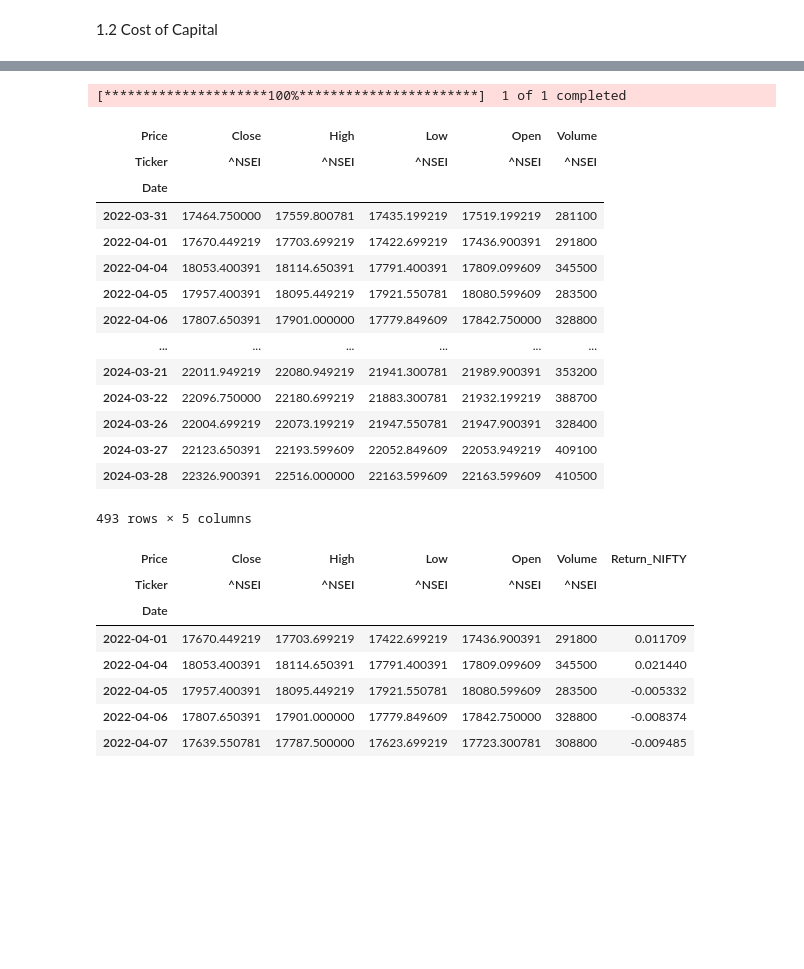
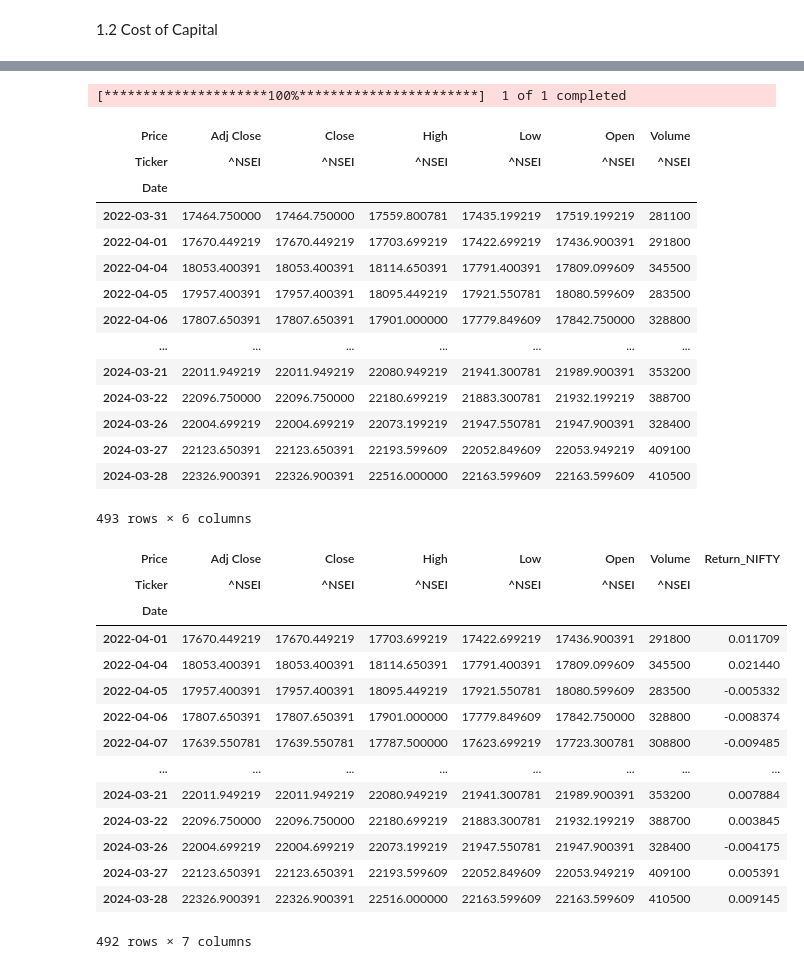
Before and after one commit to khushbhuta/BAV-Assignment, a Jupyter notebook: BAV_Assignment_Dabur.ipynb, the cells around one changed output, grey strips where cells are left out. Cells and saved outputs as stored; diff of their text form; code cells hidden in the pictures; blank space fills up the shorter version.

```diff
--- a/BAV_Assignment_Dabur.ipynb
+++ b/BAV_Assignment_Dabur.ipynb
@@ -331,36 +350,42 @@ YF.download() has changed argument auto_adjust default to True
 # %%
 # Downloading Market index closing prices
-nifty_df = yf.download('^NSEI',start='2022-03-31',end='2024-03-31')
+nifty_df = yf.download('^NSEI',start='2022-03-31',end='2024-03-31',auto_adjust=False)
 nifty_df
 # %% [output]
 [*********************100%***********************]  1 of 1 completed
-| Price | Close | High | Low | Open | Volume |
-| Ticker | ^NSEI | ^NSEI | ^NSEI | ^NSEI | ^NSEI |
-| Date |  |  |  |  |  |
-| 2022-03-31 | 17464.750000 | 17559.800781 | 17435.199219 | 17519.199219 | 281100 |
-| 2022-04-01 | 17670.449219 | 17703.699219 | 17422.699219 | 17436.900391 | 291800 |
-| 2022-04-04 | 18053.400391 | 18114.650391 | 17791.400391 | 17809.099609 | 345500 |
-| 2022-04-05 | 17957.400391 | 18095.449219 | 17921.550781 | 18080.599609 | 283500 |
-| 2022-04-06 | 17807.650391 | 17901.000000 | 17779.849609 | 17842.750000 | 328800 |
-| ... | ... | ... | ... | ... | ... |
-| 2024-03-21 | 22011.949219 | 22080.949219 | 21941.300781 | 21989.900391 | 353200 |
-| 2024-03-22 | 22096.750000 | 22180.699219 | 21883.300781 | 21932.199219 | 388700 |
-| 2024-03-26 | 22004.699219 | 22073.199219 | 21947.550781 | 21947.900391 | 328400 |
-| 2024-03-27 | 22123.650391 | 22193.599609 | 22052.849609 | 22053.949219 | 409100 |
-| 2024-03-28 | 22326.900391 | 22516.000000 | 22163.599609 | 22163.599609 | 410500 |
+| Price | Adj Close | Close | High | Low | Open | Volume |
+| Ticker | ^NSEI | ^NSEI | ^NSEI | ^NSEI | ^NSEI | ^NSEI |
+| Date |  |  |  |  |  |  |
+| 2022-03-31 | 17464.750000 | 17464.750000 | 17559.800781 | 17435.199219 | 17519.199219 | 281100 |
+| 2022-04-01 | 17670.449219 | 17670.449219 | 17703.699219 | 17422.699219 | 17436.900391 | 291800 |
+| 2022-04-04 | 18053.400391 | 18053.400391 | 18114.650391 | 17791.400391 | 17809.099609 | 345500 |
+| 2022-04-05 | 17957.400391 | 17957.400391 | 18095.449219 | 17921.550781 | 18080.599609 | 283500 |
+| 2022-04-06 | 17807.650391 | 17807.650391 | 17901.000000 | 17779.849609 | 17842.750000 | 328800 |
+| ... | ... | ... | ... | ... | ... | ... |
+| 2024-03-21 | 22011.949219 | 22011.949219 | 22080.949219 | 21941.300781 | 21989.900391 | 353200 |
+| 2024-03-22 | 22096.750000 | 22096.750000 | 22180.699219 | 21883.300781 | 21932.199219 | 388700 |
+| 2024-03-26 | 22004.699219 | 22004.699219 | 22073.199219 | 21947.550781 | 21947.900391 | 328400 |
+| 2024-03-27 | 22123.650391 | 22123.650391 | 22193.599609 | 22052.849609 | 22053.949219 | 409100 |
+| 2024-03-28 | 22326.900391 | 22326.900391 | 22516.000000 | 22163.599609 | 22163.599609 | 410500 |
-493 rows × 5 columns
+493 rows × 6 columns
 # %%
 # Calculating Log returns
-nifty_df['Return_NIFTY'] = np.log(nifty_df['Close']/nifty_df['Close'].shift(1))
-# print(nifty_df['Return_NIFTY'])
+nifty_df['Return_NIFTY'] = np.log(nifty_df['Adj Close']/nifty_df['Adj Close'].shift(1))
 nifty_df1 = nifty_df.dropna(axis=0)
-nifty_df1.head()
+nifty_df1
 # %% [output]
-| Price | Close | High | Low | Open | Volume | Return_NIFTY |
-| Ticker | ^NSEI | ^NSEI | ^NSEI | ^NSEI | ^NSEI |  |
-| Date |  |  |  |  |  |  |
-| 2022-04-01 | 17670.449219 | 17703.699219 | 17422.699219 | 17436.900391 | 291800 | 0.011709 |
-| 2022-04-04 | 18053.400391 | 18114.650391 | 17791.400391 | 17809.099609 | 345500 | 0.021440 |
-| 2022-04-05 | 17957.400391 | 18095.449219 | 17921.550781 | 18080.599609 | 283500 | -0.005332 |
-| 2022-04-06 | 17807.650391 | 17901.000000 | 17779.849609 | 17842.750000 | 328800 | -0.008374 |
-| 2022-04-07 | 17639.550781 | 17787.500000 | 17623.699219 | 17723.300781 | 308800 | -0.009485 |
+| Price | Adj Close | Close | High | Low | Open | Volume | Return_NIFTY |
+| Ticker | ^NSEI | ^NSEI | ^NSEI | ^NSEI | ^NSEI | ^NSEI |  |
+| Date |  |  |  |  |  |  |  |
+| 2022-04-01 | 17670.449219 | 17670.449219 | 17703.699219 | 17422.699219 | 17436.900391 | 291800 | 0.011709 |
+| 2022-04-04 | 18053.400391 | 18053.400391 | 18114.650391 | 17791.400391 | 17809.099609 | 345500 | 0.021440 |
+| 2022-04-05 | 17957.400391 | 17957.400391 | 18095.449219 | 17921.550781 | 18080.599609 | 283500 | -0.005332 |
+| 2022-04-06 | 17807.650391 | 17807.650391 | 17901.000000 | 17779.849609 | 17842.750000 | 328800 | -0.008374 |
+| 2022-04-07 | 17639.550781 | 17639.550781 | 17787.500000 | 17623.699219 | 17723.300781 | 308800 | -0.009485 |
+| ... | ... | ... | ... | ... | ... | ... | ... |
+| 2024-03-21 | 22011.949219 | 22011.949219 | 22080.949219 | 21941.300781 | 21989.900391 | 353200 | 0.007884 |
+| 2024-03-22 | 22096.750000 | 22096.750000 | 22180.699219 | 21883.300781 | 21932.199219 | 388700 | 0.003845 |
+| 2024-03-26 | 22004.699219 | 22004.699219 | 22073.199219 | 21947.550781 | 21947.900391 | 328400 | -0.004175 |
+| 2024-03-27 | 22123.650391 | 22123.650391 | 22193.599609 | 22052.849609 | 22053.949219 | 409100 | 0.005391 |
+| 2024-03-28 | 22326.900391 | 22326.900391 | 22516.000000 | 22163.599609 | 22163.599609 | 410500 | 0.009145 |
+492 rows × 7 columns
```
Also changed, not shown: parts of 27 cells of this notebook.
